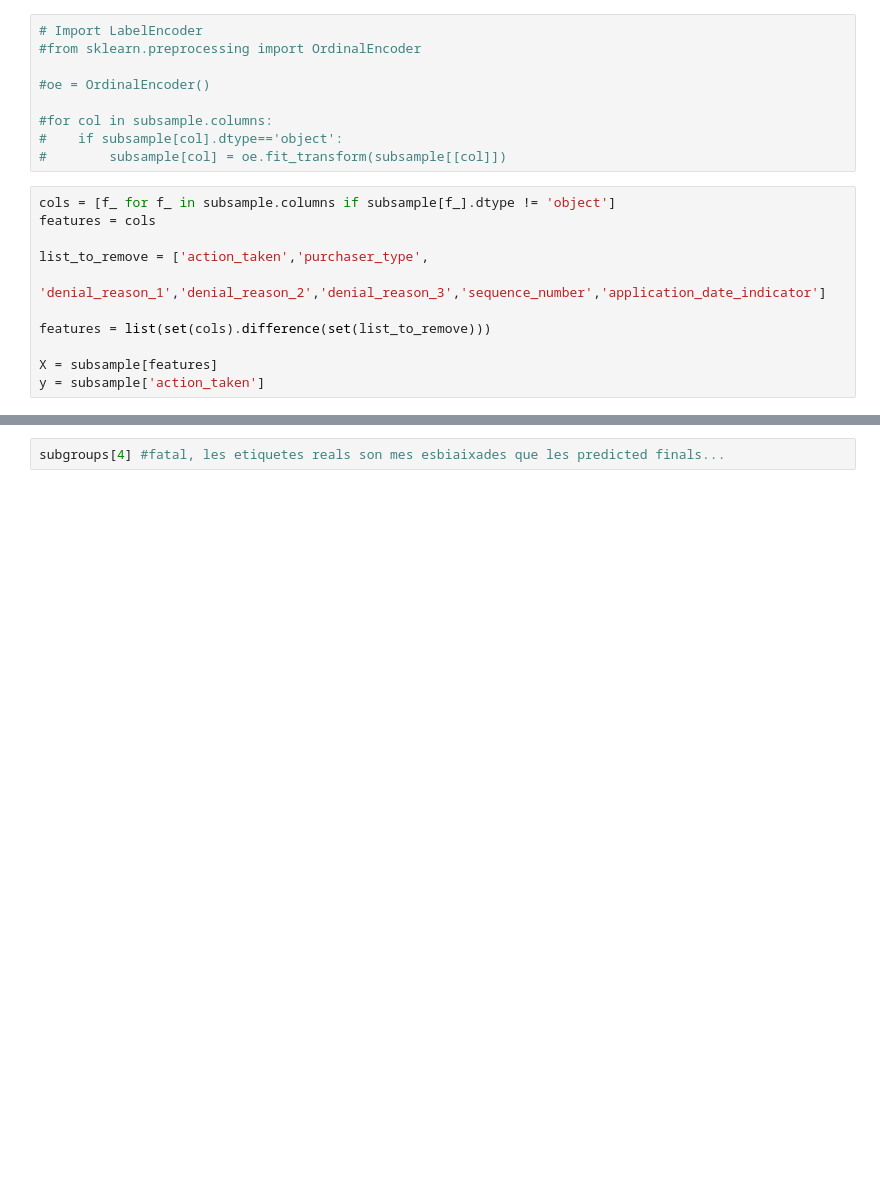
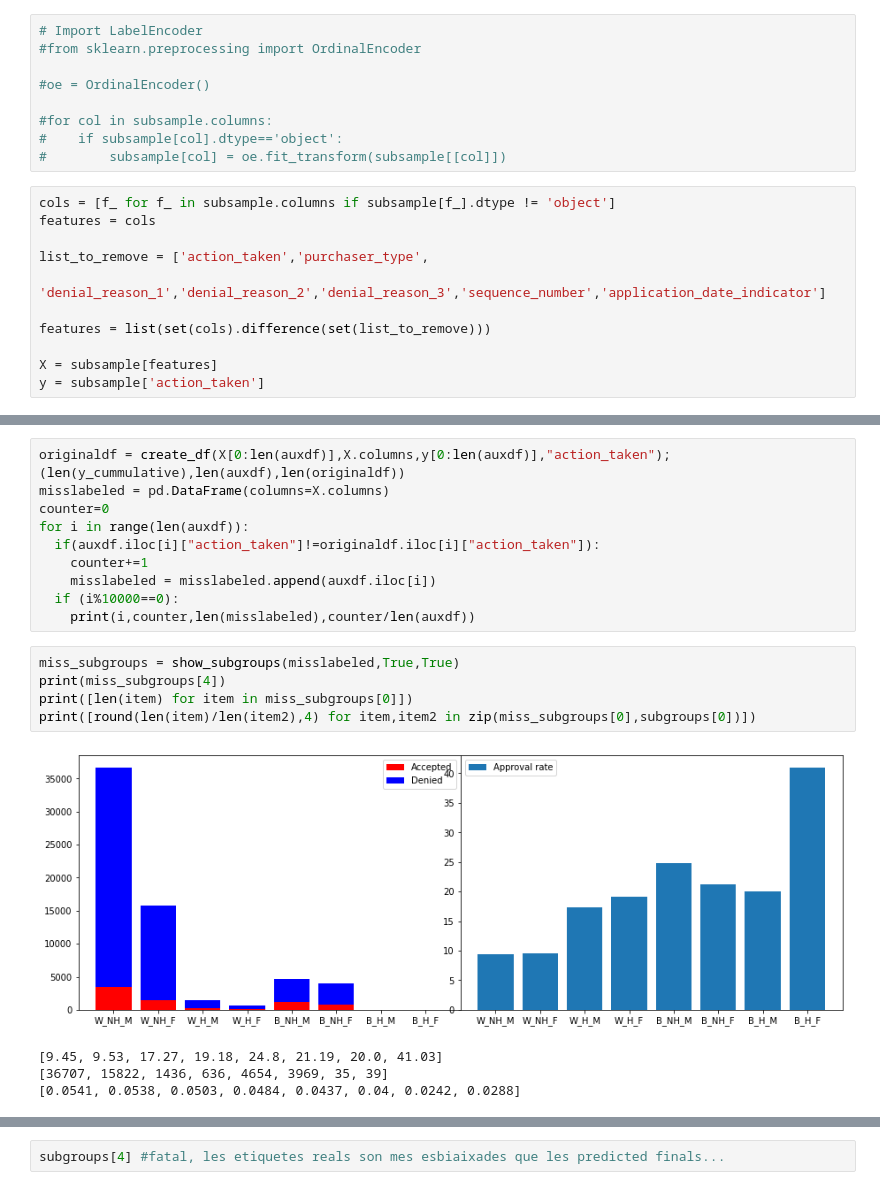
Before and after one commit to quimHM/QHM_TFG_repository, a Jupyter notebook: HMDA_test.ipynb, the cells around one changed output, grey strips where cells are left out. Drawn from its saved outputs; the diff is of its cells as text; blank space fills up the shorter version.

```diff
--- a/HMDA_test.ipynb
+++ b/HMDA_test.ipynb
@@ -503,0 +671,21 @@ for x in range(len(X_fractions)-1):
+# %%
+originaldf = create_df(X[0:len(auxdf)],X.columns,y[0:len(auxdf)],"action_taken");
+(len(y_cummulative),len(auxdf),len(originaldf))
+misslabeled = pd.DataFrame(columns=X.columns)
+counter=0
+for i in range(len(auxdf)):
+  if(auxdf.iloc[i]["action_taken"]!=originaldf.iloc[i]["action_taken"]):
+    counter+=1
+    misslabeled = misslabeled.append(auxdf.iloc[i])
+  if (i%10000==0):
+    print(i,counter,len(misslabeled),counter/len(auxdf))
+# %%
+miss_subgroups = show_subgroups(misslabeled,True,True)
+print(miss_subgroups[4])
+print([len(item) for item in miss_subgroups[0]])
+print([round(len(item)/len(item2),4) for item,item2 in zip(miss_subgroups[0],subgroups[0])])
+# %% [output]
+[figure, added]
+[9.45, 9.53, 17.27, 19.18, 24.8, 21.19, 20.0, 41.03]
+[36707, 15822, 1436, 636, 4654, 3969, 35, 39]
+[0.0541, 0.0538, 0.0503, 0.0484, 0.0437, 0.04, 0.0242, 0.0288]
```
Also changed, not shown: parts of 17 cells of this notebook.
